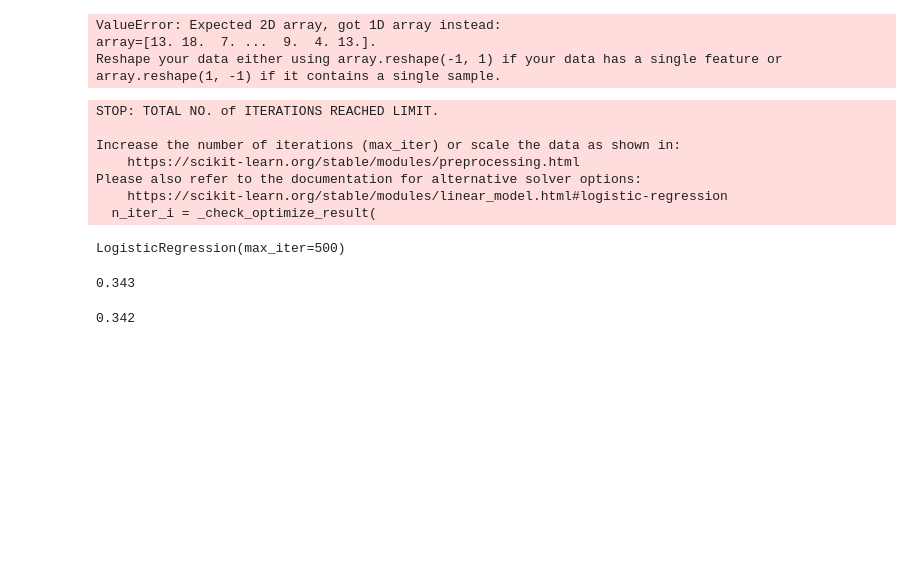
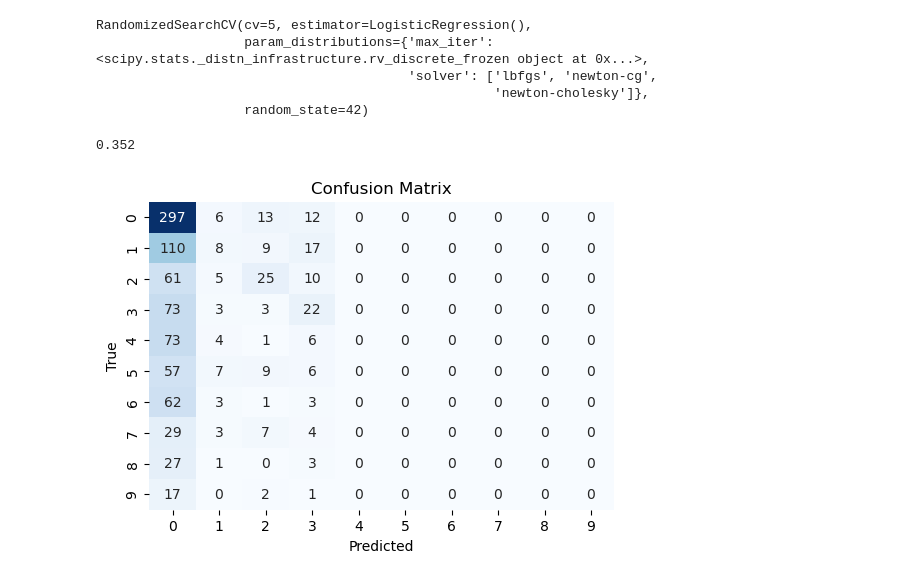
Before and after one commit to lindyjc/539-crime-busters, a Jupyter notebook: logistic_baseline_model.ipynb, the cells around one changed output. Cells and saved outputs as stored; diff of their text form; code cells hidden in the pictures; blank space fills up the shorter version.

Commit message:
Feature engineering and logistic

```diff
--- a/logistic_baseline_model.ipynb
+++ b/logistic_baseline_model.ipynb
@@ -14,32 +12,49 @@ y_train = np.load('./y_train.npy')
 X_test = np.load('./X_test.npy')
 y_test = np.load('./y_test.npy')
 scaler = StandardScaler()
-X_train = scaler.fit(X_train)
-y_train = scaler.fit(y_train)
-X_test = scaler.fit(X_test)
-y_test = scaler.fit(y_test)
+scaler.fit(X_train, y_train)
+X_train = scaler.transform(X_train)
+X_test = scaler.transform(X_test)
-# %% [output]
-ValueError: Expected 2D array, got 1D array instead:
-array=[13. 18.  7. ...  9.  4. 13.].
-Reshape your data either using array.reshape(-1, 1) if your data has a single feature or array.reshape(1, -1) if it contains a single sample.
-# %%
-model = LogisticRegression(solver='lbfgs', max_iter=500)
-model.fit(X_train, y_train)
-# %% [output]
-STOP: TOTAL NO. of ITERATIONS REACHED LIMIT.
-
-Increase the number of iterations (max_iter) or scale the data as shown in:
-    https://scikit-learn.org/stable/modules/preprocessing.html
-Please also refer to the documentation for alternative solver options:
-    https://scikit-learn.org/stable/modules/linear_model.html#logistic-regression
-  n_iter_i = _check_optimize_result(
-LogisticRegression(max_iter=500)
-# %%
-y_pred = model.predict(X_test)
-accuracy_score(y_test, y_pred)
-# %% [output]
-0.343
-# %%
-accuracy_score(y_train, model.predict(X_train))
-# %% [output]
-0.342
+# %%
+# hyperparameter tuning
+from sklearn.model_selection import RandomizedSearchCV
+from scipy.stats import randint
+
+param_dist = {
+    'solver': ['lbfgs', 'newton-cg', 'newton-cholesky'],
+    'max_iter': randint(100, 5000),
+}
+
+search = RandomizedSearchCV(
+    LogisticRegression(),
+    param_dist,
+    n_iter=10,
+    cv=5,
+    random_state=42,
+)
+
+search.fit(X_train, y_train)
+# %% [output]
+RandomizedSearchCV(cv=5, estimator=LogisticRegression(),
+                   param_distributions={'max_iter': <scipy.stats._distn_infrastructure.rv_discrete_frozen object at 0x...>,
+                                        'solver': ['lbfgs', 'newton-cg',
+                                                   'newton-cholesky']},
+                   random_state=42)
+# %%
+best_logistic_reg = search.best_estimator_
+best_logistic_reg.fit(X_train, y_train)
+accuracy_score(y_test, best_logistic_reg.predict(X_test))
+# %% [output]
+0.352
+# %%
+conf_matrix = confusion_matrix(y_test, best_logistic_reg.predict(X_test))
+
+plt.figure(figsize=(6, 4))
+sns.heatmap(conf_matrix, annot=True, fmt='g', cmap='Blues', cbar=False)
+
+plt.title('Confusion Matrix')
+plt.xlabel('Predicted')
+plt.ylabel('True')
+plt.show()
+# %% [output]
+[figure, added]
```
Also changed, not shown: parts of 2 cells of this notebook, 10 other files.
